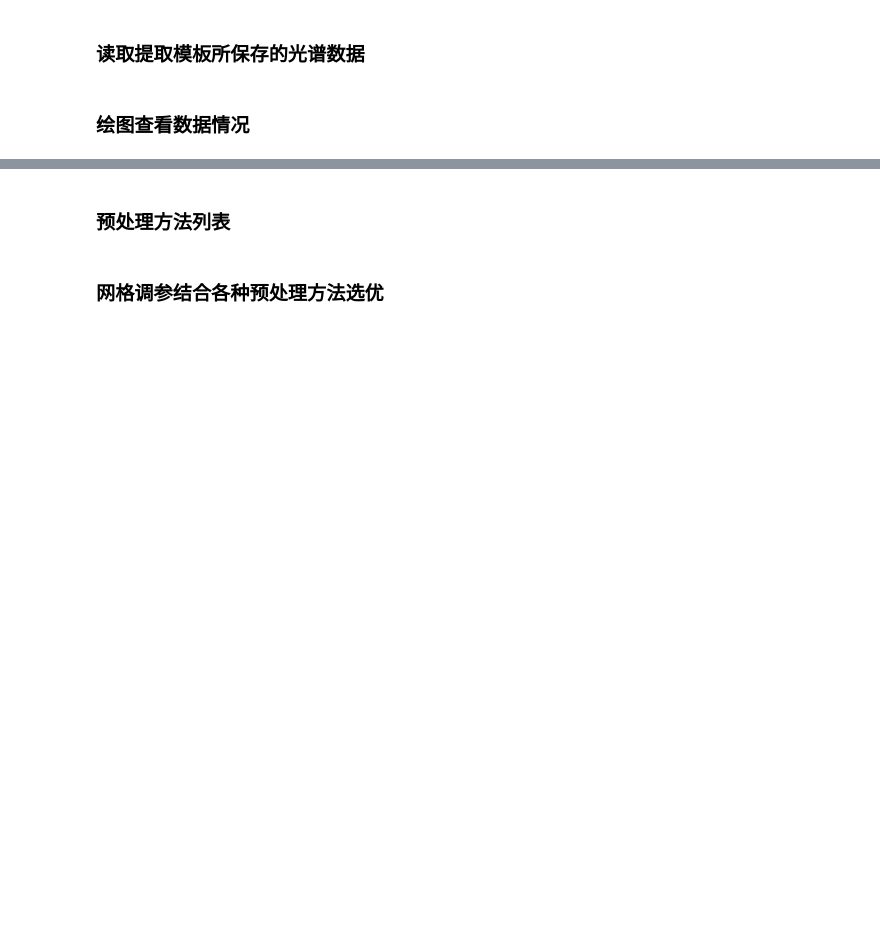
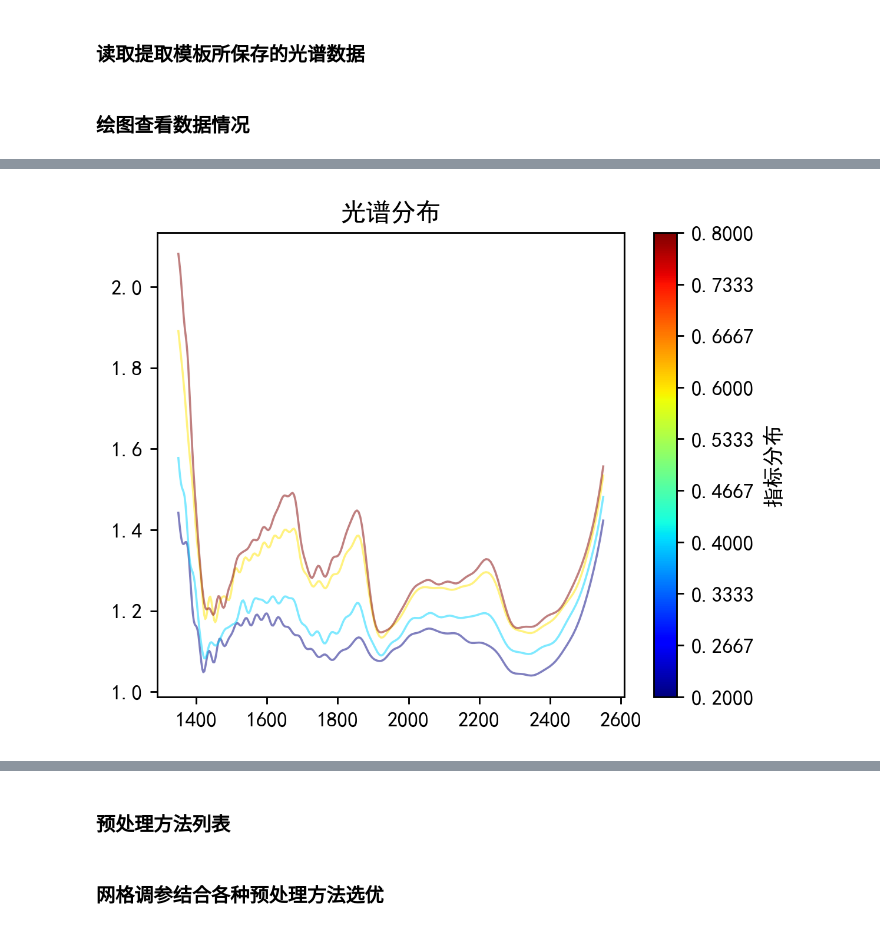
Before and after one commit to zwb-2023/Spectrum_analyse, a Jupyter notebook: SpectralAnalysis/光谱数据回归.ipynb, the cells around one changed output, grey strips where cells are left out. Drawn from its saved outputs; the diff is of its cells as text; code cells hidden in the pictures; blank space fills up the shorter version.

```diff
--- a/SpectralAnalysis/光谱数据回归.ipynb
+++ b/SpectralAnalysis/光谱数据回归.ipynb
@@ -63 +25,7 @@ plt.plot(wave ,correlation_pearson)
+# %%
+category,  split_datas = split_data(labels , spectrum)
+mean_data = np.array([np.mean(i,axis=0) for i in split_datas])
+show_specs_regre(wave, mean_data, category, title='光谱分布')
+# %% [output]
+[figure, added]
 # %%
```
Also changed, not shown: parts of 11 cells of this notebook, 1 other file.
